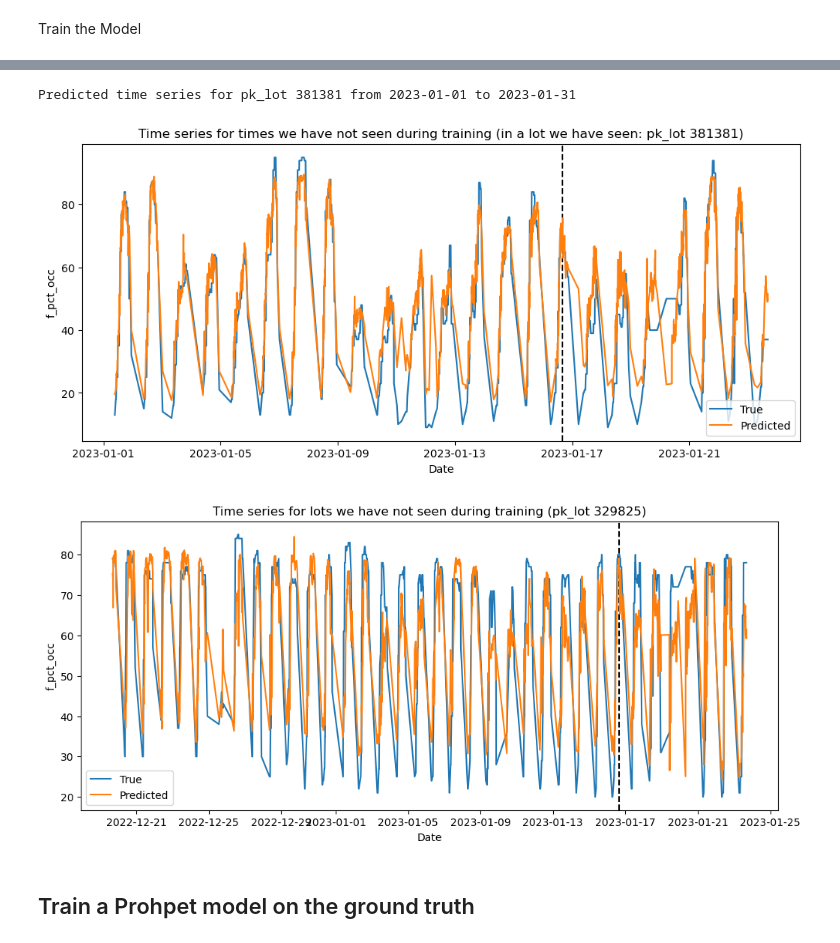
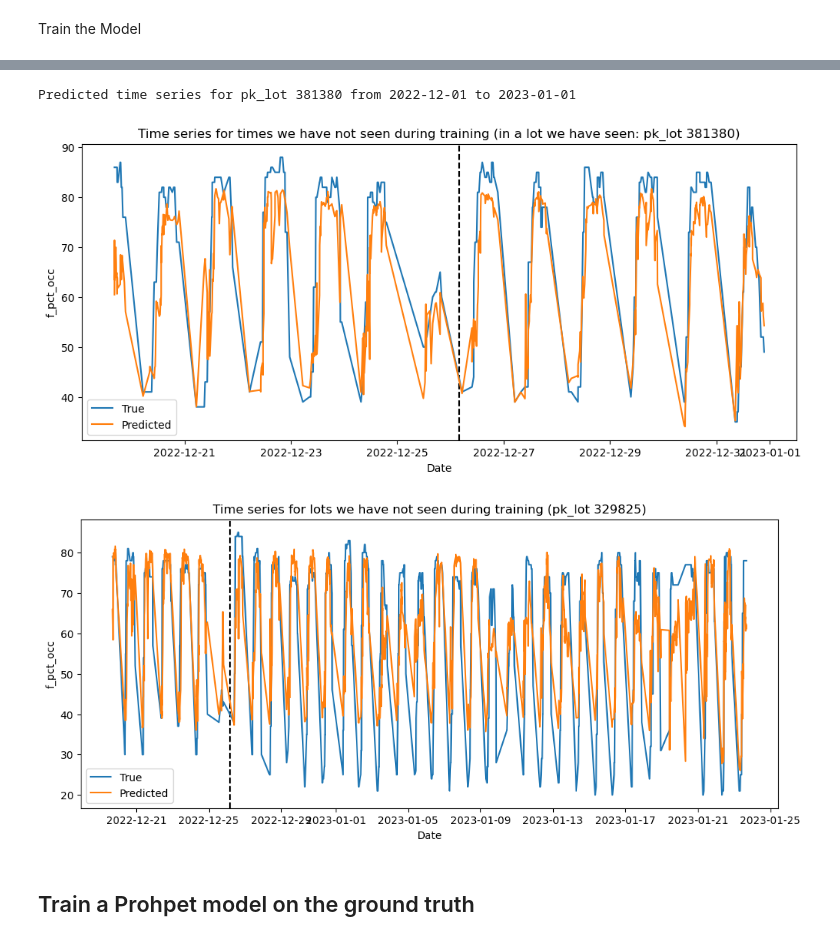
Before and after one commit to INRIX-Logan-Garwood/Parking-Location-vs-Occupancy, a Jupyter notebook: notebooks/train_model_v2.ipynb, the cells around one changed output, grey strips where cells are left out. Cells and saved outputs as stored; diff of their text form; code cells hidden in the pictures.

Commit message:
best feats doing well

```diff
--- a/notebooks/train_model_v2.ipynb
+++ b/notebooks/train_model_v2.ipynb
@@ -355,15 +355,15 @@ BEST_FEATS = ['short_hotspot', 'short_log_prob', 'short_hunting_time', 'short_in
               'long_hunting_time', 'trend_lag_log_prob', 'trend_lag_in_out_ratio',
               'trend_lag_hunting_time']
 # %%
-input_features = SHORT_FEATS + MEDIUM_FEATS + LONG_FEATS + TREND_FEATS  # Best: .66, .25 r2
-# input_features = BEST_FEATS  # Best: .7, .58 r2
+# input_features = SHORT_FEATS + MEDIUM_FEATS + LONG_FEATS + TREND_FEATS  # Best: .7, .52 r2
+input_features = BEST_FEATS  # Best: .7, .58 r2
 # input_features = FEATS  # Best: .75, .42 time r2
 output_feature = 'f_pct_occ'
 
 reduce = False
 components = 15
-test_day = '2023-01-17 00:00'  # set aside some time for testing
-hide_end = True  # if we want to test on the future data after test_day
+test_day = '2022-12-26 12:00'  # set aside some time for testing
+hide_end = False  # if we want to test on the future data after test_day
 test_lots = [329825]  # set aside some lots for testing
 if hide_end:
     df_train = df[(df['timestamp'] <= test_day) & (~df['pk_lot'].isin(test_lots))].copy()
@@ -539,8 +539,8 @@ plt.show()
 # get the first week of data for a random lot that we were trained on
 train_lots = list(set(lot_ids) - set(test_lots))
 lot_id = np.random.choice(train_lots)
-start_date = '2023-01-01'
-end_date = '2023-01-31'
+start_date = '2022-12-01'
+end_date = '2023-01-01'
 week_df = df[(df['timestamp'] < end_date) & (start_date < df['timestamp']) & (df['pk_lot'] == lot_id)]
 # sort week_df
 week_df = week_df.sort_values(by=['timestamp'])
@@ -563,36 +563,36 @@ plt.ylabel(output_feature)
 plt.title(f'Time series for times we have not seen during training (in a lot we have seen: pk_lot {lot_id})')
 plt.legend()
 plt.show()
 
 
 # plot the predicted time series for unseen lot data
 lot_id = np.random.choice(test_lots)
 start_date = '2022-12-01'
 end_date = '2023-03-31'
 week_df = df[(df['timestamp'] < end_date) & (start_date < df['timestamp']) & (df['pk_lot'] == lot_id)]
 # sort week_df
 week_df = week_df.sort_values(by=['timestamp'])
 week = week_df[input_features].values
 week = scaler.transform(week)
 if reduce:
     week = pca.transform(week)
 week_pred = model.predict(week)
 
 fig = plt.figure(figsize=(12, 5))
 # put a vertical line at test_day if the test_day is bteween strat_date and end_date
 if start_date <= test_day <= end_date:
     plt.axvline(x=pd.to_datetime(test_day), color='black', linestyle='--')
 plt.plot(week_df['timestamp'], week_df[output_feature], label='True')
 plt.plot(week_df['timestamp'], week_pred, label='Predicted')
 plt.xlabel('Date')
 plt.ylabel(output_feature)
 plt.title(f'Time series for lots we have not seen during training (pk_lot {lot_id})')
 plt.legend()
 plt.show()
 # %% [output]
-Predicted time series for pk_lot 381381 from 2023-01-01 to 2023-01-31
+Predicted time series for pk_lot 381380 from 2022-12-01 to 2023-01-01
-[figure, old version]
+[figure, new version]
-[figure, old version]
+[figure, new version]
 # %% [markdown]
 ## Train a Prohpet model on the ground truth
 # %%
```
Also changed, not shown: parts of 6 cells of this notebook.
